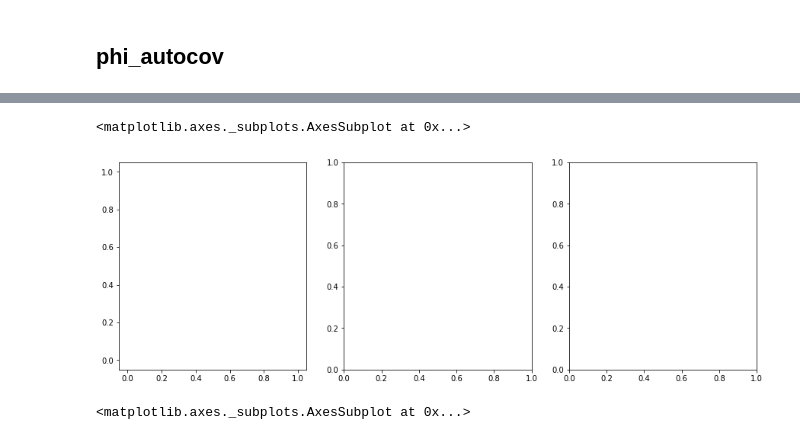
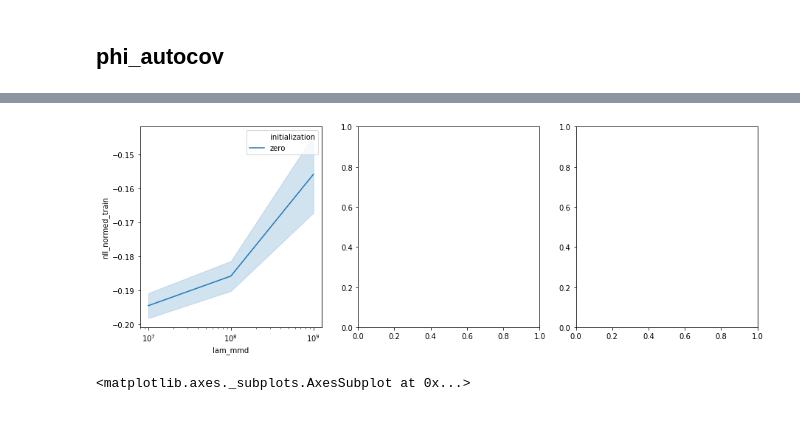
Before and after one commit to diegoarri91/mmd-glm, a Jupyter notebook: experiments/figure4/analysis.ipynb, the cells around one changed output, grey strips where cells are left out. Cells and saved outputs as stored; diff of their text form; code cells hidden in the pictures.

```diff
--- a/experiments/figure4/analysis.ipynb
+++ b/experiments/figure4/analysis.ipynb
@@ -8,6 +8,8 @@ import pandas as pd
 import seaborn as sns
 # %%
 df_summary = pd.read_json('mmd_summary_new.json')
+df_summary = df_summary[df_summary.n_basis == 5]
+
 # auxs = ['/home/diego/storage/generative-glm/experiments/figure4/' + 'dic_sd2.pk',
 #         '/home/diego/storage/generative-glm/experiments/figure4/' + 'dic_sd2_2.pk']
 
@@ -201,22 +207,21 @@ Name: nll_normed_train, dtype: float64
 # %%
 data = df[df.nll_normed_train < 0].copy()
-data = data[data.num_epochs.isin([600, 700]) & data.lr.isin([1e-2]) & (data.n_batch_fr == 800)]
+data = data[data.num_epochs.isin([400]) & data.lr.isin([1e-2]) & (data.n_batch_fr == 800)]
 # data = data[(data.num_epochs == 700) & (data.n_batch_fr == 400)]
-data = data[(data.beta0 == 0)]
-data = data[(data.beta1 == 0)]
+data = data[(data.beta0 - 0.95).abs() < 1e-3]
+data = data[(data.beta1 - 0.99).abs() < 1e-3]
 
 fig, (ax1, ax2, ax3) = plt.subplots(figsize=(15, 5), ncols=3)
 
-sns.scatterplot(x='lam_mmd', y='nll_normed_train', hue='initialization', data=data, ax=ax1)
+sns.lineplot(x='lam_mmd', y='nll_normed_train', hue='initialization', ci=68, data=data, ax=ax1)
 # sns.stripplot(x='beta1', y='nll_normed_train', hue='initialization', data=data[data.lam_mmd == 2000], ax=ax2)
 # sns.scatterplot(x='nll_normed_train', y='fr_max_mean', hue='initialization', data=data, ax=ax3)
 
-# ax2.set_xscale('log')
+ax1.set_xscale('log')
 
 # display(data.loc[(data.nll_normed_train - -0.15).abs() < 0.02, ['mmd_mean', 'nll_normed_train', 'mmd_sd', 'lam_mmd', 'num_epochs', 'beta0', 'beta1', 'n_batch_fr', 'fr_mean_mean', 'fr_max_mean', 'initialization']])
 # %% [output]
-<matplotlib.axes._subplots.AxesSubplot at 0x...>
-[figure, old version]
+[figure, new version]
 # %%
 data = df[df.nll_normed_train < 0].copy()
 data = data[data.lr.isin([1e-2]) & (data.n_batch_fr == 800) & (data.initialization == 'zero')]
```
Also changed, not shown: parts of 4 cells of this notebook, 4 other files.
